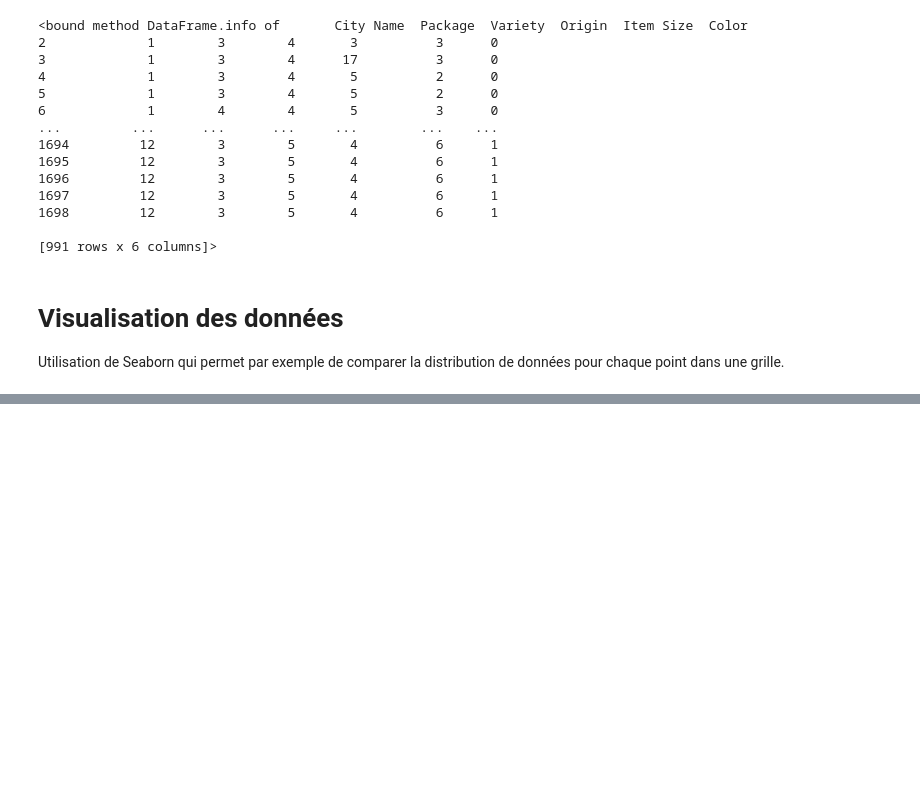
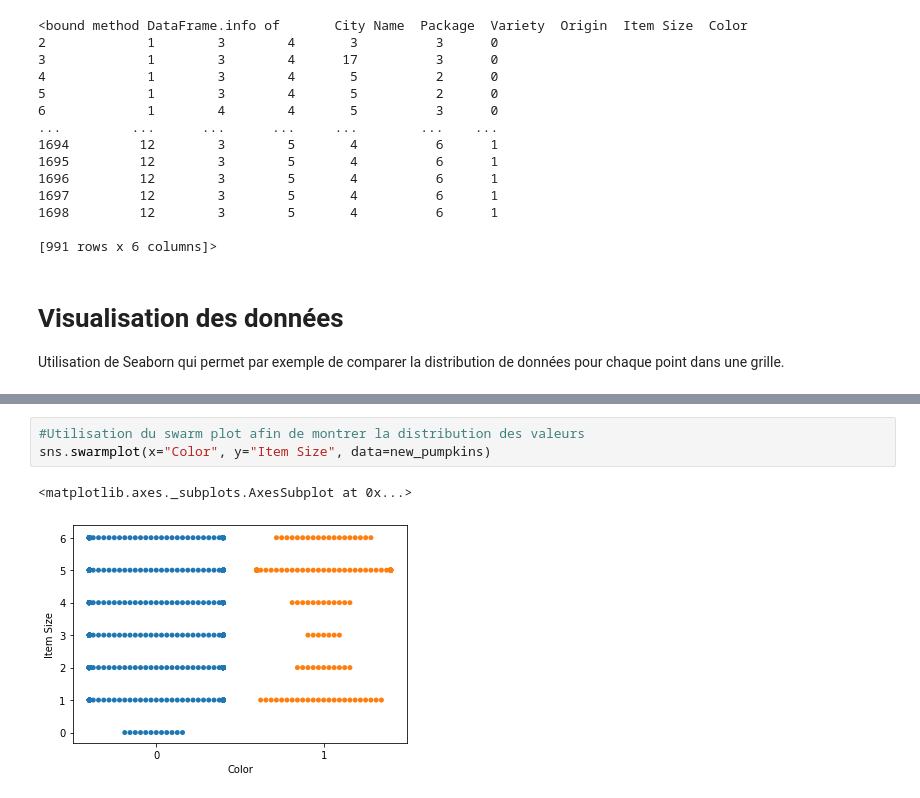
Before and after one commit to RudyLo/MIRCROSOFT_Intro_Machine_Learning, a Jupyter notebook: Part 4 - Logistic Regression.ipynb, the cells around one changed output, grey strips where cells are left out. Cells and saved outputs as stored; diff of their text form; blank space fills up the shorter version.

```diff
--- a/Part 4 - Logistic Regression.ipynb
+++ b/Part 4 - Logistic Regression.ipynb
@@ -37,0 +47,6 @@ Utilisation de Seaborn qui permet par exemple de comparer la distribution de don
+# %%
+#Utilisation du swarm plot afin de montrer la distribution des valeurs
+sns.swarmplot(x="Color", y="Item Size", data=new_pumpkins)
+# %% [output]
+<matplotlib.axes._subplots.AxesSubplot at 0x...>
+[figure, added]
```
Also changed, not shown: parts of 2 cells of this notebook.
